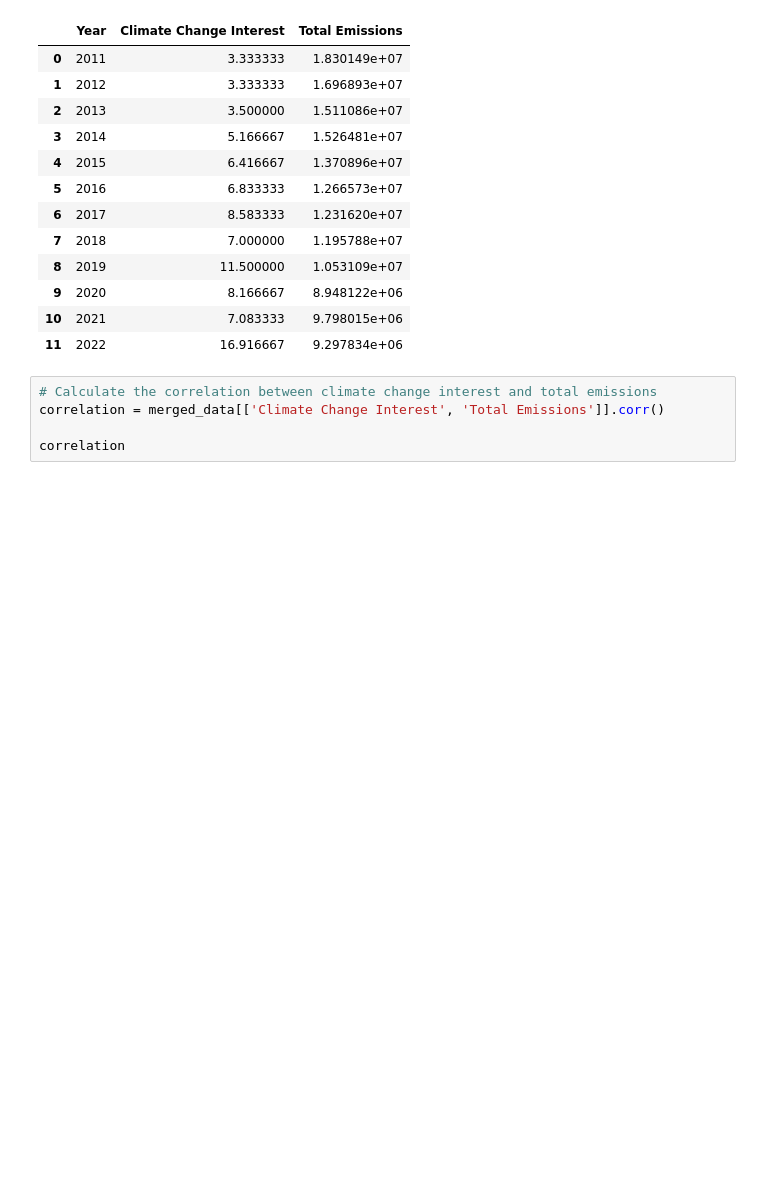
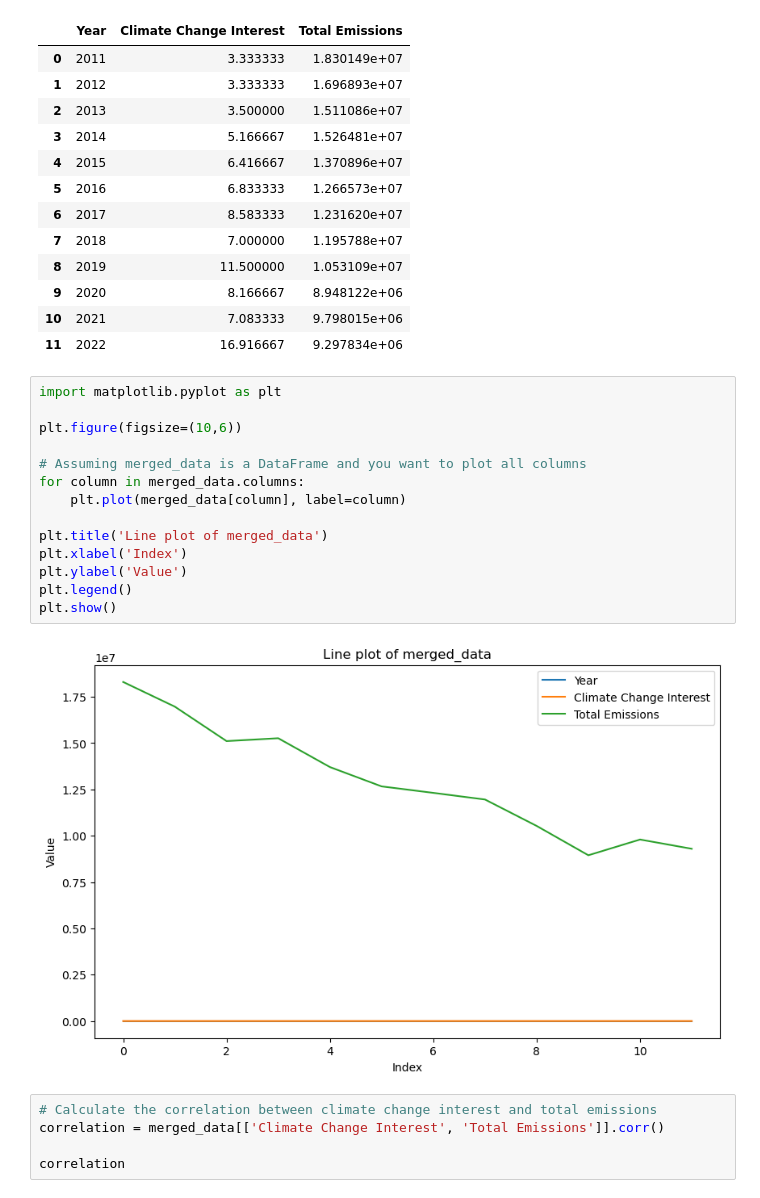
Before and after one commit to JewelsHovan/Datathon-Analytical-Avengers, a Jupyter notebook: Notebooks/InterestvCorrelation.ipynb, the cells around one changed output. Cells and saved outputs as stored; diff of their text form; blank space fills up the shorter version.

```diff
--- a/Notebooks/InterestvCorrelation.ipynb
+++ b/Notebooks/InterestvCorrelation.ipynb
@@ -69,6 +69,22 @@ merged_data
 | 9 | 2020 | 8.166667 | 8.948122e+06 |
 | 10 | 2021 | 7.083333 | 9.798015e+06 |
 | 11 | 2022 | 16.916667 | 9.297834e+06 |
+# %%
+import matplotlib.pyplot as plt
+
+plt.figure(figsize=(10,6))
+
+# Assuming merged_data is a DataFrame and you want to plot all columns
+for column in merged_data.columns:
+    plt.plot(merged_data[column], label=column)
+
+plt.title('Line plot of merged_data')
+plt.xlabel('Index')
+plt.ylabel('Value')
+plt.legend()
+plt.show()
+# %% [output]
+[figure, added]
 # %%
 # Calculate the correlation between climate change interest and total emissions
 correlation = merged_data[['Climate Change Interest', 'Total Emissions']].corr()
```
Also changed, not shown: 6 other files.
